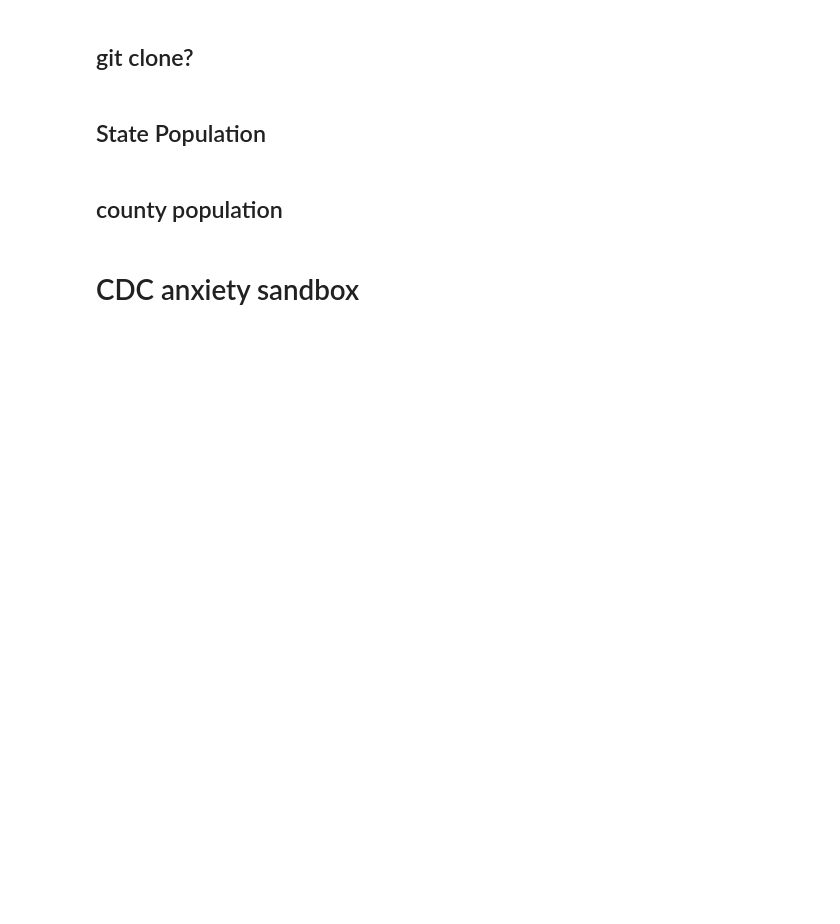
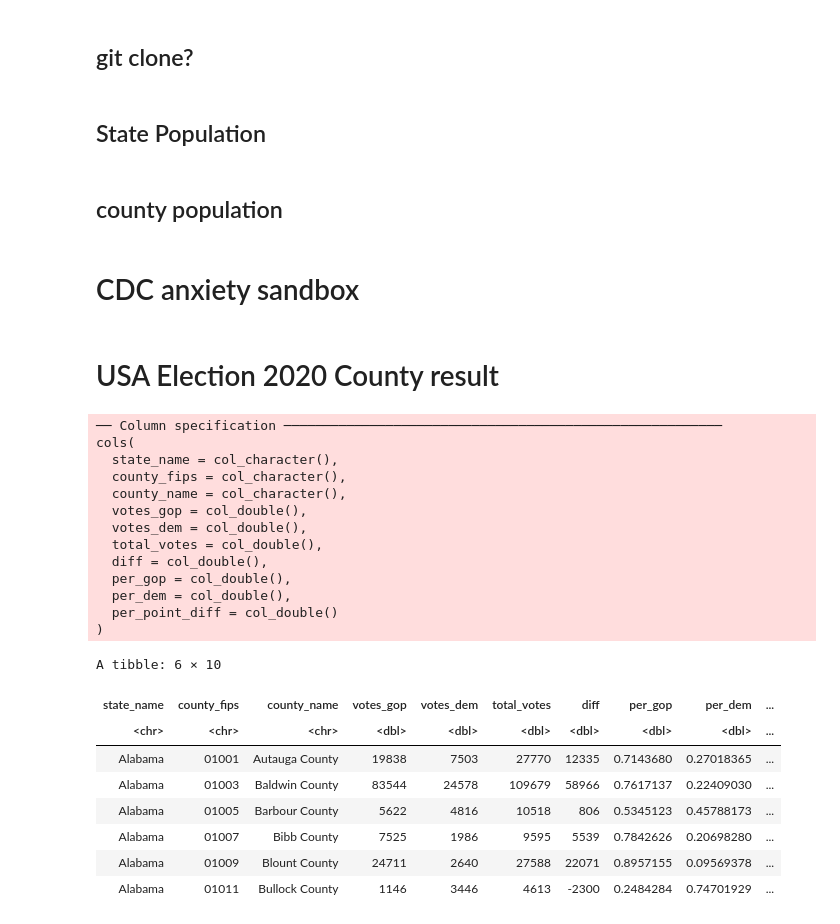
Before and after one commit to hongqin/Use-R-in-CoLab, a Jupyter notebook: R_covid19_sandbox.ipynb, the cells around one changed output. Drawn from its saved outputs; the diff is of its cells as text; code cells hidden in the pictures; blank space fills up the shorter version.

Commit message:
with county level election 2020 results

```diff
--- a/R_covid19_sandbox.ipynb
+++ b/R_covid19_sandbox.ipynb
@@ -1180,3 +1655,31 @@ mdy( paste( x, ", 2020"))
 anTN$FirstDay = mdy( paste( x, ", 2020"))
 # %%
 head( anTN )
+# %% [markdown]
+# USA Election 2020 County result
+# %%
+Election20df = read_csv("https://raw.githubusercontent.com/tonmcg/US_County_Level_Election_Results_08-20/master/2020_US_County_Level_Presidential_Results.csv")
+head(Election20df)
+# %% [output]
+── Column specification ────────────────────────────────────────────────────────
+cols(
+  state_name = col_character(),
+  county_fips = col_character(),
+  county_name = col_character(),
+  votes_gop = col_double(),
+  votes_dem = col_double(),
+  total_votes = col_double(),
+  diff = col_double(),
+  per_gop = col_double(),
+  per_dem = col_double(),
+  per_point_diff = col_double()
+)
+A tibble: 6 × 10
+| state_name | county_fips | county_name | votes_gop | votes_dem | total_votes | diff | per_gop | per_dem | ... |
+| <chr> | <chr> | <chr> | <dbl> | <dbl> | <dbl> | <dbl> | <dbl> | <dbl> | ... |
+| Alabama | 01001 | Autauga County | 19838 | 7503 | 27770 | 12335 | 0.7143680 | 0.27018365 | ... |
+| Alabama | 01003 | Baldwin County | 83544 | 24578 | 109679 | 58966 | 0.7617137 | 0.22409030 | ... |
+| Alabama | 01005 | Barbour County | 5622 | 4816 | 10518 | 806 | 0.5345123 | 0.45788173 | ... |
+| Alabama | 01007 | Bibb County | 7525 | 1986 | 9595 | 5539 | 0.7842626 | 0.20698280 | ... |
+| Alabama | 01009 | Blount County | 24711 | 2640 | 27588 | 22071 | 0.8957155 | 0.09569378 | ... |
+| Alabama | 01011 | Bullock County | 1146 | 3446 | 4613 | -2300 | 0.2484284 | 0.74701929 | ... |
```
Also changed, not shown: parts of 53 cells of this notebook.
